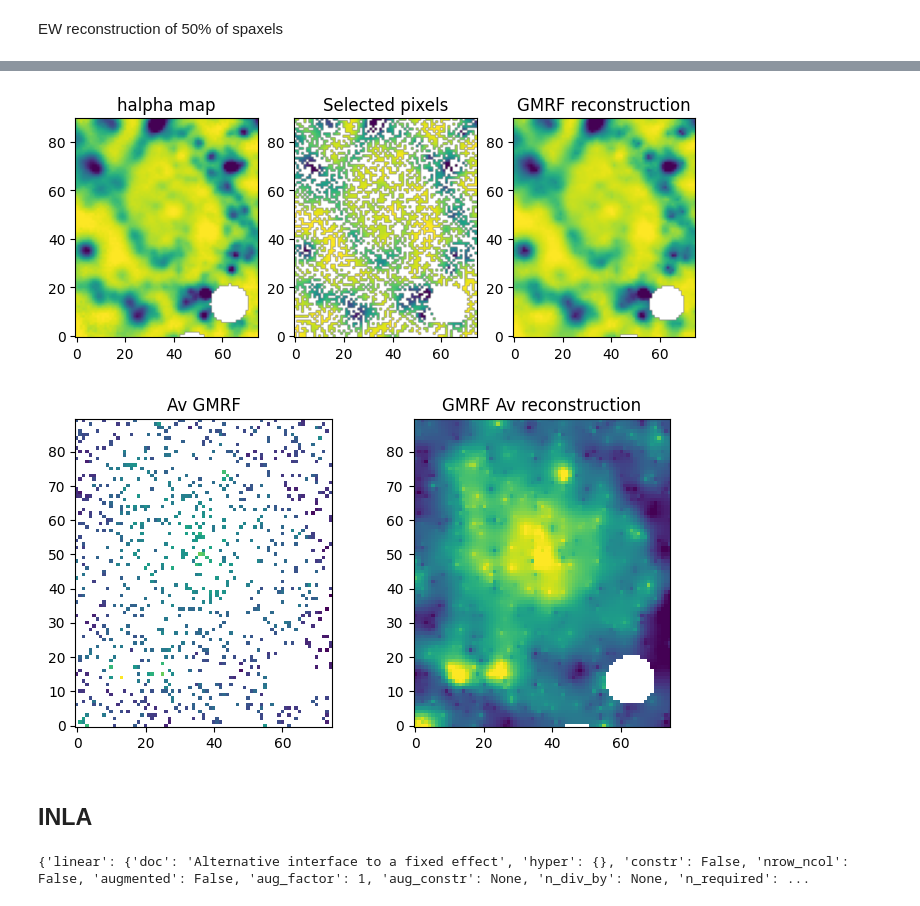
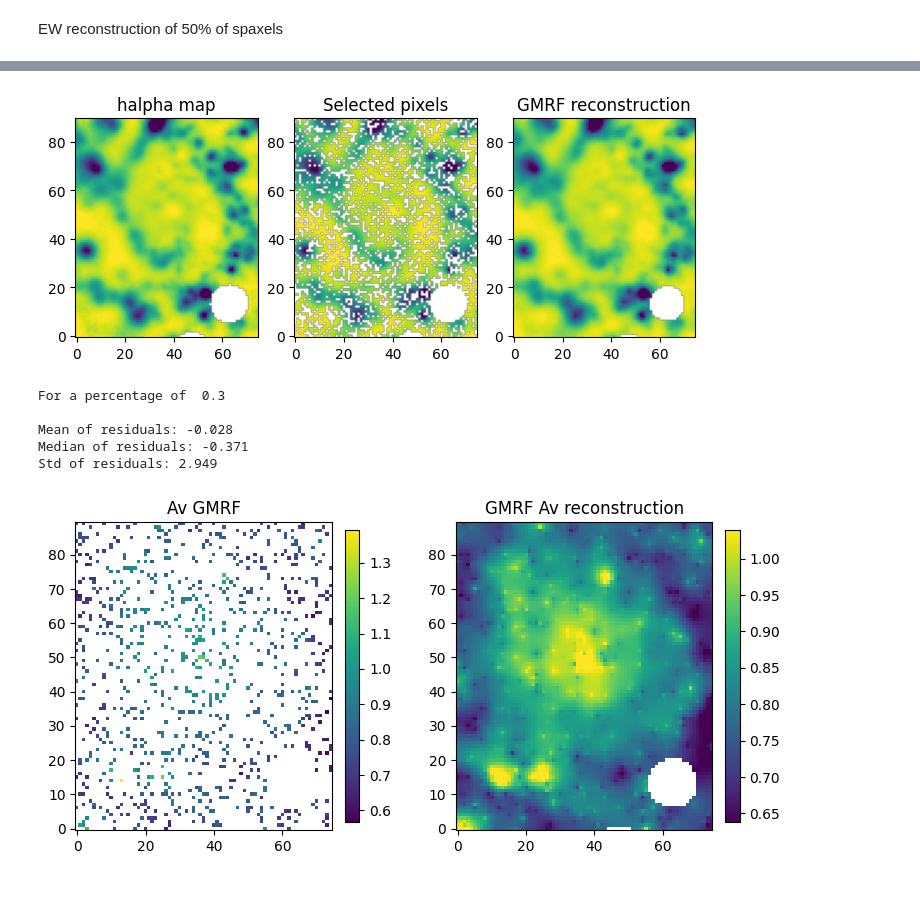
Before and after one commit to rita-png/extinction-ifs, a Jupyter notebook: host-galaxy/GPimage.ipynb, the cells around one changed output, grey strips where cells are left out. Cells and saved outputs as stored; diff of their text form; code cells hidden in the pictures.

```diff
--- a/host-galaxy/GPimage.ipynb
+++ b/host-galaxy/GPimage.ipynb
@@ -548,6 +550,6 @@ plt.savefig("EW_GMRF_map.pdf", bbox_inches='tight')
 # %%
 ## Obtain an image with certain percentage for EW
-perc = 0.5
+perc = 0.3
 navg = perc_img(halpha_map,perc)
 
 halpha_map_complete = gmrf_complete(navg,valid_mask=cropped_mask, err_map=halpha_err)
@@ -572,29 +574,53 @@ axs[2].set_title('GMRF reconstruction')
 
 plt.savefig("halpha_GMRF_map.pdf", bbox_inches='tight')
 # %% [output]
-[figure, old version]
+[figure, new version]
+# %%
+# validation pixels
+val_mask = ~np.isfinite(navg)
+
+sq_err = (halpha_map_complete[val_mask] - halpha_map[val_mask])
+
+sq_err_map = np.full(navg.shape, np.nan)
+sq_err_map[val_mask] = sq_err
+
+print("For a percentage of ",perc)
+print(f"\nMean of residuals: {np.nanmean(sq_err):.3f}")
+print(f"Median of residuals: {np.nanmedian(sq_err):.3f}")
+print(f"Std of residuals: {np.nanstd(sq_err):.3f}")
+# %% [output]
+For a percentage of  0.3
+
+Mean of residuals: -0.028
+Median of residuals: -0.371
+Std of residuals: 2.949
 # %%
 Av_map_complete = gmrf_complete(Av_map, valid_mask=cropped_mask,err_map=Av_err_map)
 
 ## Plot the ew_map
 
 
 #lo, up = np.nanpercentile(Av_map_complete, 1), np.nanpercentile(Av_map_complete, 99)
 #plt.figure(figsize=(10, 8))
 #plt.imshow(Av_map_complete, cmap='Blues_r', clim=(lo, up),origin='lower')
 #plt.colorbar(orientation="horizontal")
 #plt.show()
 
 ## Now compare new images
-fig, axs = plt.subplots(1, 2, figsize=(8, 4))
+fig, axs = plt.subplots(1, 2, figsize=(9, 4))
 lo,up = np.nanpercentile(Av_map_complete,1),np.nanpercentile(Av_map_complete,99)
-axs[1].imshow(Av_map_complete, clim=(lo, up),origin='lower')
+im2=axs[1].imshow(Av_map_complete, clim=(lo, up),origin='lower')
+
+fig.colorbar(im2, ax=axs[1], fraction=0.046, pad=0.04)
+
 axs[1].set_title('GMRF Av reconstruction')
 #axs[1].imshow(ew_map,origin='lower')
 #axs[1].set_title('EW map')
-axs[0].imshow(Av_map,origin='lower')
+im1=axs[0].imshow(Av_map,origin='lower')
 axs[0].set_title('Av GMRF');
 
+fig.colorbar(im1, ax=axs[0], fraction=0.046, pad=0.04)
+
 plt.savefig("Av_GMRF_map.pdf", bbox_inches='tight')
 # %% [output]
-[figure, old version]
+[figure, new version]
@@ -613,2 +626,0 @@ print(f"Std of residuals: {np.std(sq_err):.3f}")
-# %% [markdown]
-## INLA
@@ -660,4 +626,0 @@ graph_path = build_graph_file(nrow, ncol)
-# %%
-print(pyinla.models.LATENT_MODELS)
-# %% [output]
-{'linear': {'doc': 'Alternative interface to a fixed effect', 'hyper': {}, 'constr': False, 'nrow_ncol': False, 'augmented': False, 'aug_factor': 1, 'aug_constr': None, 'n_div_by': None, 'n_required': ...
```
Also changed, not shown: parts of 12 cells of this notebook.
